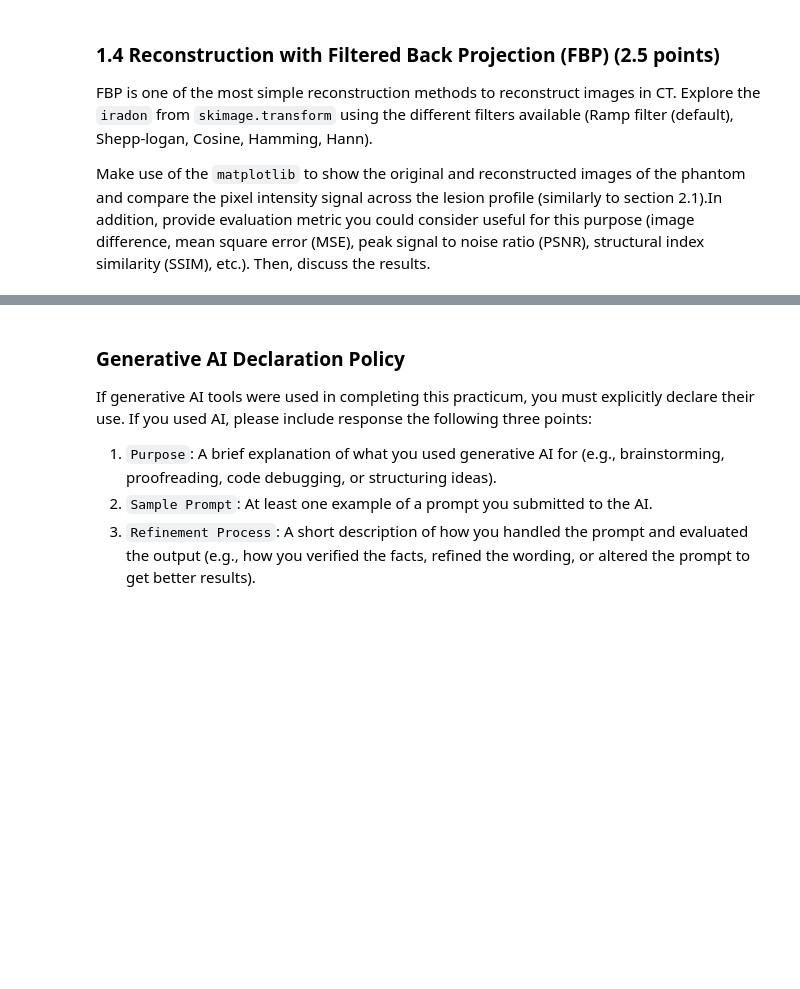
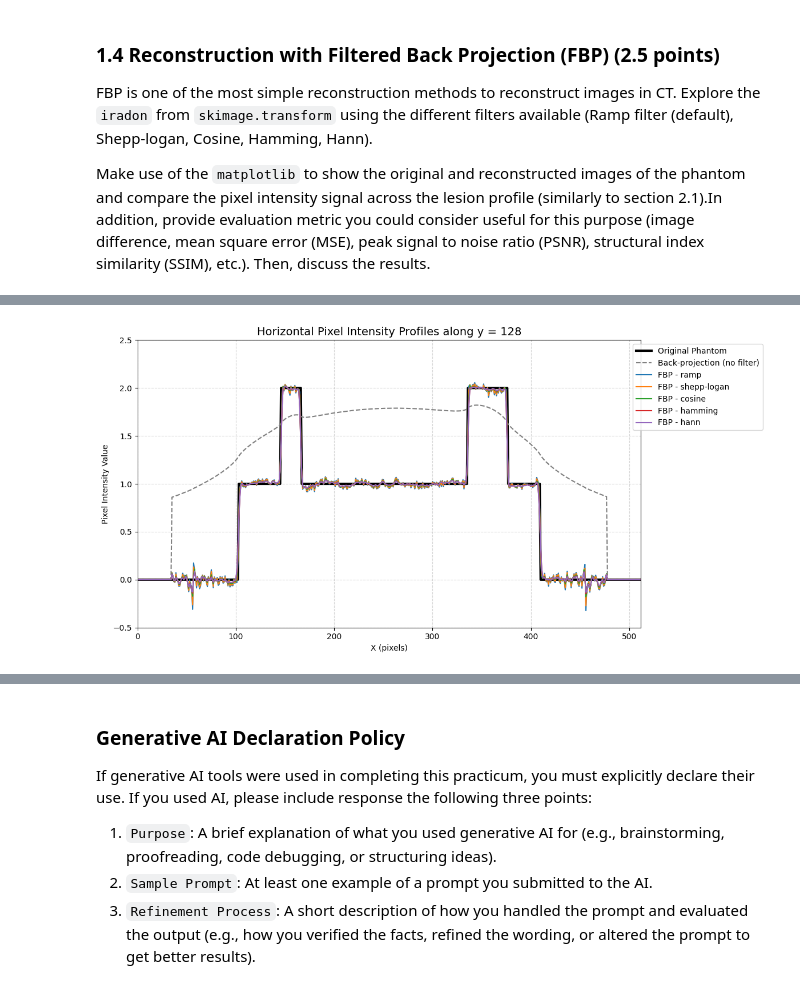
Before and after one commit to sacumesh/medical-imagining-labs, a Jupyter notebook: P1/P1-MI-CT_Reconstruction.ipynb, the cells around one changed output, grey strips where cells are left out. Cells and saved outputs as stored; diff of their text form; code cells hidden in the pictures; blank space fills up the shorter version.

```diff
--- a/P1/P1-MI-CT_Reconstruction.ipynb
+++ b/P1/P1-MI-CT_Reconstruction.ipynb
@@ -509,0 +486,25 @@ Make use of the ``matplotlib`` to show the original and reconstructed images of
+# %%
+# Plot the 1D pixel intensity profiles along the lesion line (y = 128) on a single plot
+plt.figure(figsize=(12, 6))
+
+# Original Phantom Profile
+plt.plot(phantom[lesion_y, :], label="Original Phantom", color="black", linewidth=3.0, linestyle="-")
+
+# Unfiltered Back-projection Profile
+plt.plot(bp[lesion_y, :], label="Back-projection (no filter)", color="gray", linewidth=1.5, linestyle="--")
+
+# Filtered Reconstructions Profiles
+for f in FILTERS:
+    plt.plot(recons[f][lesion_y, :], label=f"FBP - {f}", linewidth=1.5)
+
+plt.title(f"Horizontal Pixel Intensity Profiles along y = {lesion_y}", fontsize=14)
+plt.xlabel("X (pixels)")
+plt.ylabel("Pixel Intensity Value")
+plt.legend(loc="upper right", bbox_to_anchor=(1.25, 1))
+plt.grid(True, linestyle="--", alpha=0.5)
+plt.xlim(0, phantom.shape[1])
+plt.ylim(-0.5, 2.5)
+plt.tight_layout()
+plt.show()
+# %% [output]
+[figure, added]
```
Also changed, not shown: parts of 11 cells of this notebook.
